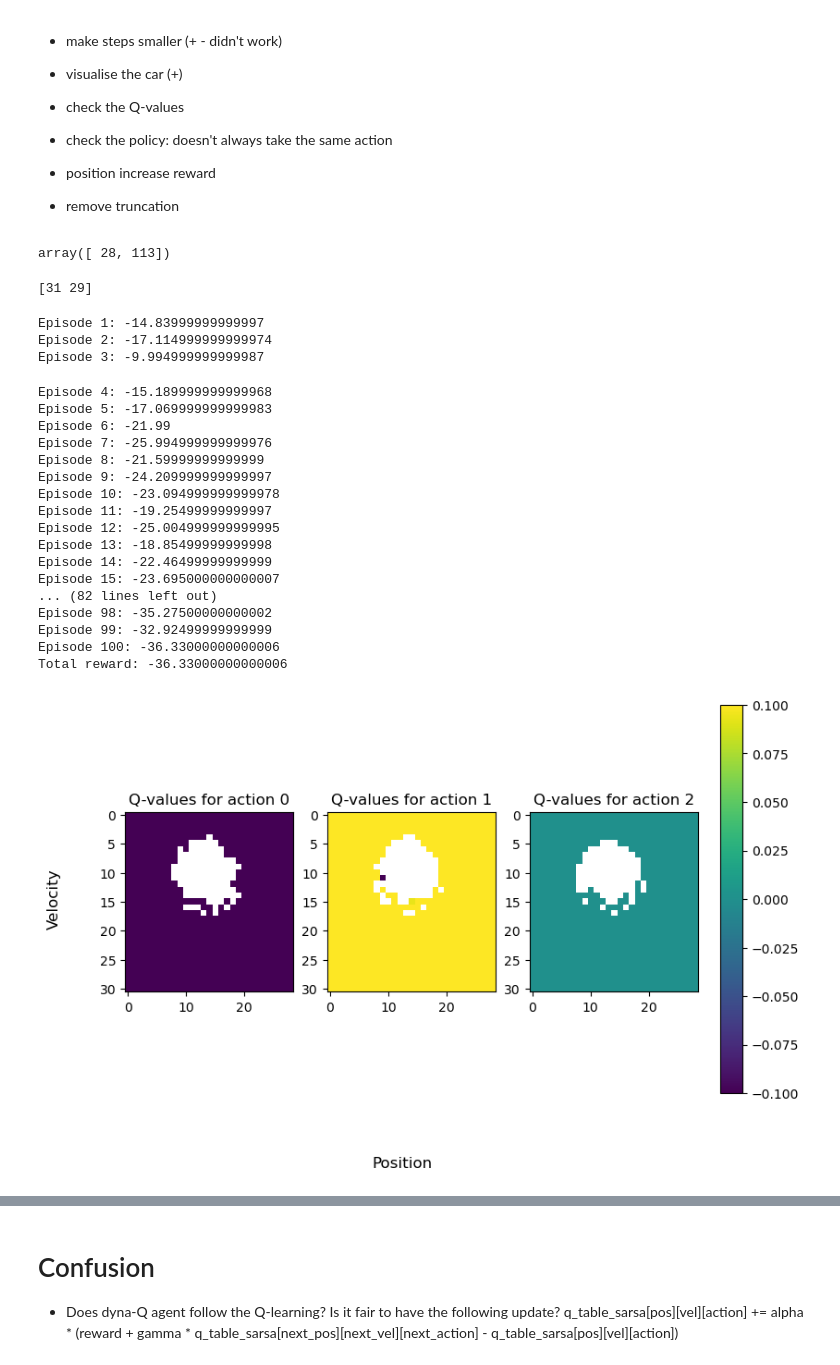
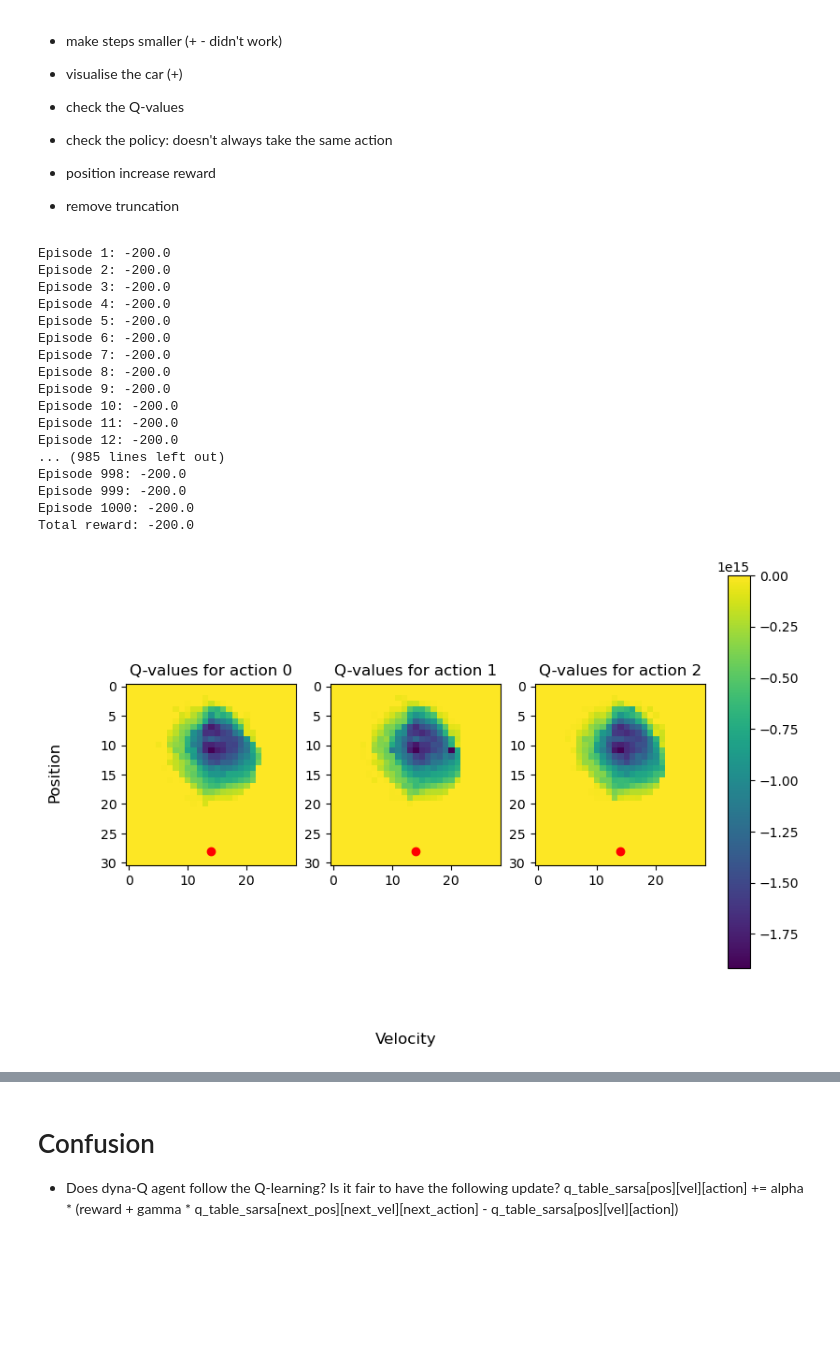
Before and after one commit to marindigen/mountain_car, a Jupyter notebook: dyna_agent.ipynb, the cells around one changed output, grey strips where cells are left out. Saved outputs shown, nothing was run; the diff lists cells and outputs as text; code cells hidden in the pictures; blank space fills up the shorter version.

Commit message:
Changes to the Dyna and non-domain specific reward

```diff
--- a/dyna_agent.ipynb
+++ b/dyna_agent.ipynb
@@ -265,14 +297,6 @@ class DynaAgent:
 state_space = env.observation_space
 action_space = env.action_space  # Assuming 3 possible actions
 agent = DynaAgent(state_space, action_space)
-# %%
-agent.discretize_state(env.goal_position)
-# %% [output]
-array([ 28, 113])
-# %%
-print(agent.nstates)
-# %% [output]
-[31 29]
 # %%
 # training
 
@@ -285,12 +309,13 @@ store = {'Q': [],
          'R': [],
          'action': [],
          'state': [],
-         'rewards': []}
+         'rewards': [],
+         'delta_Q': []}
 
 agent = DynaAgent(env.observation_space, env.action_space)
 agent.position_list = [state[0]]
 agent.velocity_list = [state[1]]
-for episode in range(100):
+for episode in range(1000):
 #while not done:
     state, _ = env.reset()
     state = agent.discretize_state(state)
@@ -301,23 +326,17 @@ for episode in range(100):
         # Direct learning from environment interactions
         action = agent.choose_action(state)
         store['action'].append(action)
+        #print(f"state: {state} and target state{agent.discretize_state([env.goal_position,0])}")
         next_state, reward, terimnated, truncated, _ = env.step(action)
         agent.position_list.append(next_state[0])
         agent.velocity_list.append(next_state[1])
         next_state = agent.discretize_state(next_state)
         store['state'].append(next_state)
-        # Incentivizing model to visit new states  by rewarding the agent thorugh kinetic energy
-        #reward +=  0.01 * (np.dot(next_state[1] + (action-1), next_state[1] + (action-1)))/2
-        #print(f"Next state: {next_state} and state: {state}")
-        #print(f"Reward before tempering: {reward}")
-        #if np.abs(next_state[1]) > np.abs(state[1]):
-        #    print("Rewarding")
-        #    reward += 1
-        #if np.abs(next_state[0]) > np.abs(state[0]):
-        #    print("Rewarding position")
-        #    reward += 1
+
+
+        agent.update_Q_value(state, next_state, action) # ask why this is done before updating the model or try different configurations
         agent.update_model(state, action, reward, next_state)
-        agent.update_Q_value(state, next_state, action) # ask why this is done before updating the model or try different configurations
+        store['delta_Q'].append(np.abs(np.mean(agent.Q.copy()) - store['Q'][-1]))
 
         # Planning
         agent.simulate()
@@ -336,48 +355,49 @@ env.close()
 
 print(f"Total reward: {total_reward}")
 # %% [output]
-Episode 1: -14.83999999999997
-Episode 2: -17.114999999999974
-Episode 3: -9.994999999999987
+Episode 1: -200.0
+Episode 2: -200.0
+Episode 3: -200.0
+Episode 4: -200.0
+Episode 5: -200.0
+Episode 6: -200.0
+Episode 7: -200.0
+Episode 8: -200.0
+Episode 9: -200.0
+Episode 10: -200.0
+Episode 11: -200.0
+Episode 12: -200.0
+... (985 lines left out)
+Episode 998: -200.0
+Episode 999: -200.0
+Episode 1000: -200.0
+Total reward: -200.0
-Episode 4: -15.189999999999968
-Episode 5: -17.069999999999983
-Episode 6: -21.99
-Episode 7: -25.994999999999976
-Episode 8: -21.59999999999999
-Episode 9: -24.209999999999997
-Episode 10: -23.094999999999978
-Episode 11: -19.25499999999997
-Episode 12: -25.004999999999995
-Episode 13: -18.85499999999998
-Episode 14: -22.46499999999999
-Episode 15: -23.695000000000007
-... (82 lines left out)
-Episode 98: -35.27500000000002
-Episode 99: -32.92499999999999
-Episode 100: -36.33000000000006
-Total reward: -36.33000000000006
 # %%
 # Plotting the Q-values
 fig, ax = plt.subplots(1, 3, figsize=(8, 6))
+goal_position, goal_velocity = agent.discretize_state([env.goal_position,0])[0], agent.discretize_state([env.goal_position,0])[1]
 
 # Display the Q-values for each action
 im = ax[0].imshow(agent.Q[:, :, 0], cmap='viridis')
+ax[0].scatter(goal_velocity, goal_position, color='red', label='Goal State')
 ax[0].set_title('Q-values for action 0')
 
 im = ax[1].imshow(agent.Q[:, :, 1], cmap='viridis')
+ax[1].scatter(goal_velocity, goal_position, color='red', label='Goal State')
 ax[1].set_title('Q-values for action 1')
 
 im = ax[2].imshow(agent.Q[:, :, 2], cmap='viridis')
+ax[2].scatter(goal_velocity, goal_position, color='red', label='Goal State')
 ax[2].set_title('Q-values for action 2')
 
 # Add a colorbar to the right of the subplots
 cbar_ax = fig.add_axes([0.93, 0.15, 0.03, 0.7])  # Adjust these values as needed for proper positioning
 fig.colorbar(im, cax=cbar_ax)
-fig.supxlabel('Position')
-fig.supylabel('Velocity')
+fig.supxlabel('Velocity')
+fig.supylabel('Position')
 
 # Adjust layout to make room for the colorbar
 #fig.tight_layout(rect=[0, 0, 0.9, 1])
 plt.show()
 # %% [output]
-[figure, old version]
+[figure, new version]
```
Also changed, not shown: parts of 11 cells of this notebook, 1 other file.
